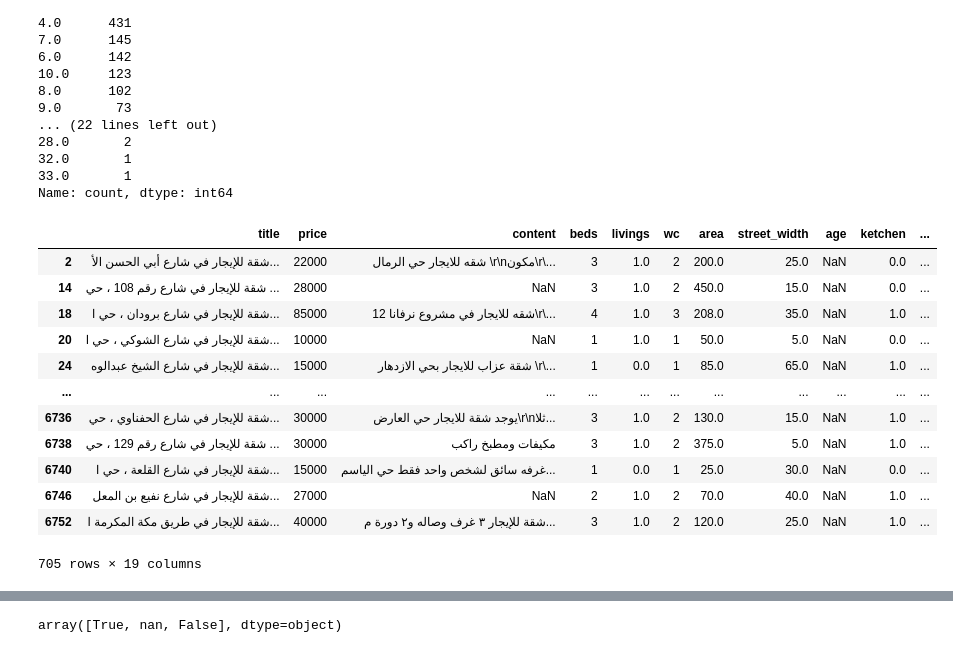
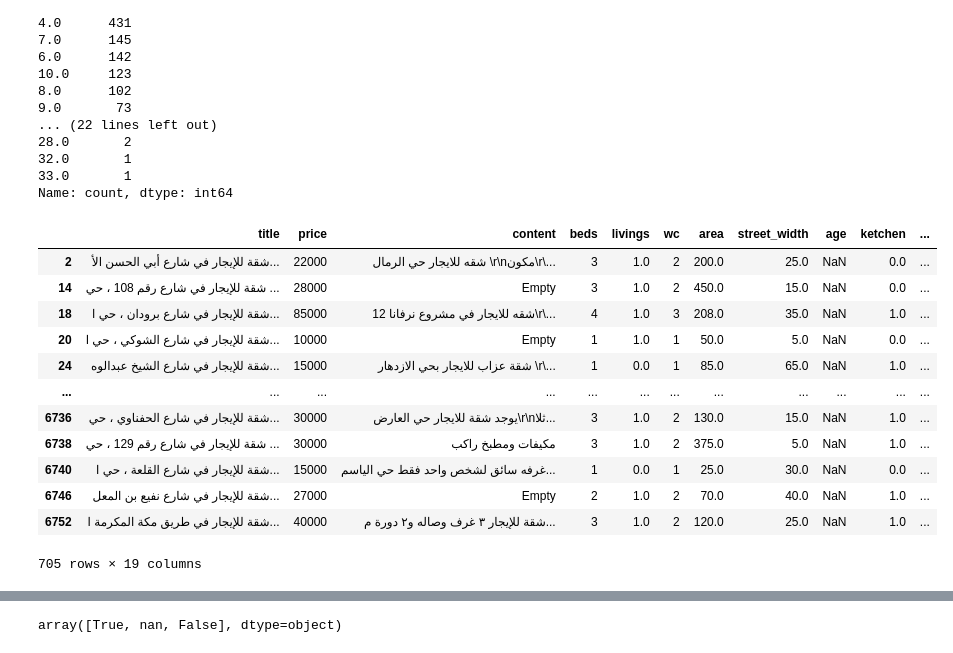
Before and after one commit to RandHamoud/Project3, a Jupyter notebook: Project3.ipynb, the cells around one changed output, grey strips where cells are left out. Drawn from its saved outputs; the diff is of its cells as text; code cells hidden in the pictures.

```diff
--- a/Project3.ipynb
+++ b/Project3.ipynb
@@ -374,4 +478,4 @@ real_state[real_state['livings'].isnull()]
 | 2923 | شقة للإيجار في طريق الملك فهد الف... | 80000 | يوجد شقق استوديو للايجار السنوي ف... | 1 | NaN | 1 | 43.0 | NaN | 0.0 | 1.0 | ... |
 | 5752 | شقة للإيجار في شارع وادي السرح ، ... | 18000 | للايجار غرفة عزابي بعمارة بحي الو... | 1 | NaN | 1 | 50.0 | 18.0 | 6.0 | NaN | ... |
 # %%
-real_state['livings'].fillna(-1, inplace=True)
+real_estate['livings'].fillna(-1, inplace=True)
@@ -403,4 +514,4 @@ array([ 15.,  30.,  25.,  34.,  39.,  35.,  nan,  18.,  27.,  29.,  20.,
         68.,   7.,  58.,  62.,  64.,  71.,  90.,  54.,   6.,  69.,  66.,
         93.,  82.,  77.,  79.,  87.])
 # %%
-real_state['street_width'].fillna(-1, inplace=True)
+real_estate['street_width'].fillna(-1, inplace=True)
@@ -421,4 +539,4 @@ street_width
 87.0       1
 Name: count, Length: 82, dtype: int64
 # %%
-real_state['area'].fillna(-1, inplace=True)
+real_estate['area'].fillna(-1, inplace=True)
@@ -449,4 +574,4 @@ array(['1666 كل شهر',
        'عرض رقم 1320\r\n\r\nبسم الله الرحمن الرحيم\r\nالرجاء قراءة الاعلان بشكل واضح\r\nالسلام عليكم ورحمة الله وبركاته\r\n\r\nشقه للايجار دور اول\r\n دفعه 40الف دفعتين 43 الف\r\n\r\nغرفتين وصاله ومجل ...
        'غرفة وحمام \r\nمكيفات اسبيلت \r\nبحي النرجس'], dtype=object)
 # %%
-real_state['content'].fillna('Empty', inplace=True)
+real_estate['content'].fillna('Empty', inplace=True)
@@ -471,19 +603,19 @@ age
 33.0       1
 Name: count, dtype: int64
 # %%
-real_state[real_state['age'].isnull()]
+real_estate[real_estate['age'].isnull()]
 # %% [output]
 |  | title | price | content | beds | livings | wc | area | street_width | age | ketchen | ... |
 | 2 | شقة للإيجار في شارع أبي الحسن الأ... | 22000 | شقه للايجار حي الرمال \r\nمكون\r\... | 3 | 1.0 | 2 | 200.0 | 25.0 | NaN | 0.0 | ... |
-| 14 | شقة للإيجار في شارع رقم 108 ، حي ... | 28000 | NaN | 3 | 1.0 | 2 | 450.0 | 15.0 | NaN | 0.0 | ... |
+| 14 | شقة للإيجار في شارع رقم 108 ، حي ... | 28000 | Empty | 3 | 1.0 | 2 | 450.0 | 15.0 | NaN | 0.0 | ... |
 | 18 | شقة للإيجار في شارع برودان ، حي ا... | 85000 | شقه للايجار في مشروع نرفانا 12\r\... | 4 | 1.0 | 3 | 208.0 | 35.0 | NaN | 1.0 | ... |
-| 20 | شقة للإيجار في شارع الشوكي ، حي ا... | 10000 | NaN | 1 | 1.0 | 1 | 50.0 | 5.0 | NaN | 0.0 | ... |
+| 20 | شقة للإيجار في شارع الشوكي ، حي ا... | 10000 | Empty | 1 | 1.0 | 1 | 50.0 | 5.0 | NaN | 0.0 | ... |
 | 24 | شقة للإيجار في شارع الشيخ عبدالوه... | 15000 | شقة عزاب للايجار بحي الازدهار \r\... | 1 | 0.0 | 1 | 85.0 | 65.0 | NaN | 1.0 | ... |
 | ... | ... | ... | ... | ... | ... | ... | ... | ... | ... | ... | ... |
 | 6736 | شقة للإيجار في شارع الحفناوي ، حي... | 30000 | يوجد شقة للايجار حي العارض\r\nثلا... | 3 | 1.0 | 2 | 130.0 | 15.0 | NaN | 1.0 | ... |
 | 6738 | شقة للإيجار في شارع رقم 129 ، حي ... | 30000 | مكيفات ومطبخ راكب | 3 | 1.0 | 2 | 375.0 | 5.0 | NaN | 1.0 | ... |
 | 6740 | شقة للإيجار في شارع القلعة ، حي ا... | 15000 | غرفه سائق لشخص واحد فقط حي الياسم... | 1 | 0.0 | 1 | 25.0 | 30.0 | NaN | 0.0 | ... |
-| 6746 | شقة للإيجار في شارع نفيع بن المعل... | 27000 | NaN | 2 | 1.0 | 2 | 70.0 | 40.0 | NaN | 1.0 | ... |
+| 6746 | شقة للإيجار في شارع نفيع بن المعل... | 27000 | Empty | 2 | 1.0 | 2 | 70.0 | 40.0 | NaN | 1.0 | ... |
 | 6752 | شقة للإيجار في طريق مكة المكرمة ا... | 40000 | شقة للإيجار ٣ غرف وصاله و٢ دورة م... | 3 | 1.0 | 2 | 120.0 | 25.0 | NaN | 1.0 | ... |
 705 rows × 19 columns
 # %%
```
Also changed, not shown: parts of 62 cells of this notebook, 5 other files.
